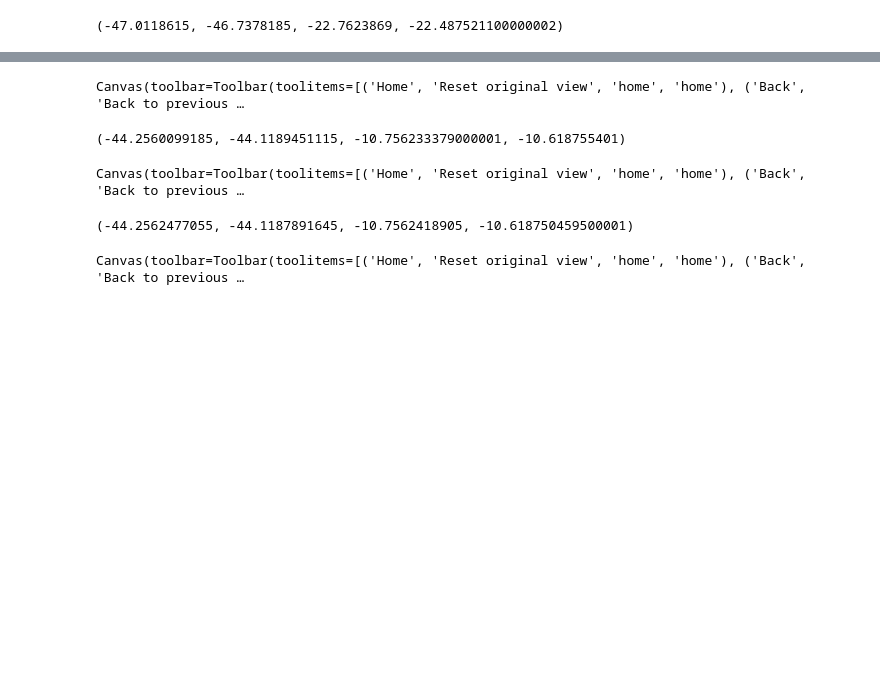
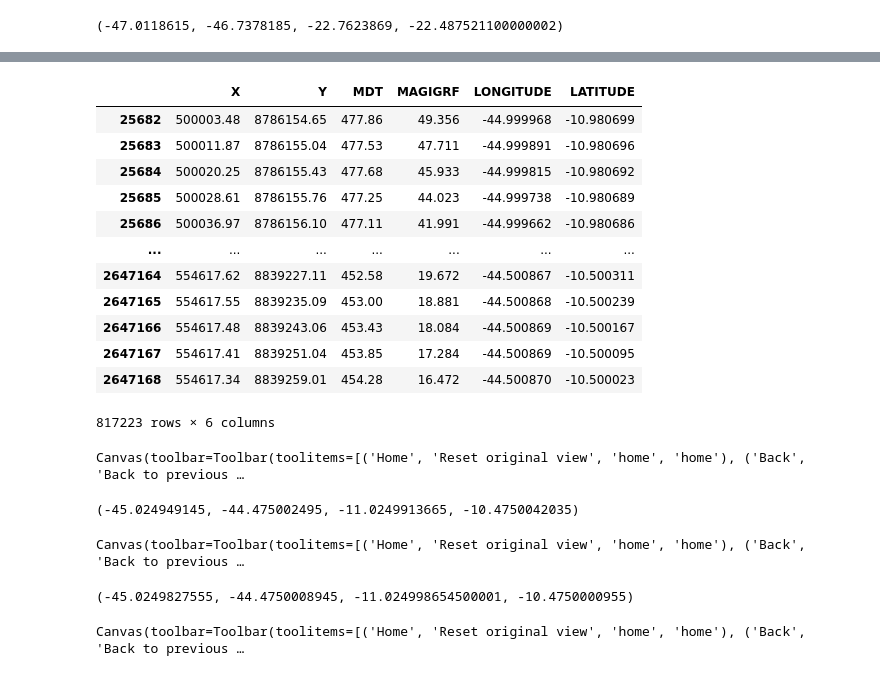
Before and after one commit to Gabriel-Goes/mapeamento_litologico_preditivo, a Jupyter notebook: sources/tutoriais/3 - Verde: Getting Region.ipynb, the cells around one changed output, grey strips where cells are left out. Drawn from its saved outputs; the diff is of its cells as text; code cells hidden in the pictures; blank space fills up the shorter version.

```diff
--- a/sources/tutoriais/3 - Verde: Getting Region.ipynb
+++ b/sources/tutoriais/3 - Verde: Getting Region.ipynb
@@ -125,4 +168,6 @@ region = [-44.250,-44.125,
+# %%
+region = [-45,-44.5,-11,-10.5]
 # %%
-gama_SC23_Z_A_V_4_SW = g_1089[vd.inside((g_1089.LONGITUDE, g_1089.LATITUDE), region = region)]
+gama_SC23_Z_C_I = g_1089[vd.inside((g_1089.LONGITUDE, g_1089.LATITUDE), region = region)]
 
-mag_SC23_Z_A_V_4_SW = m_1089[vd.inside((m_1089.LONGITUDE, m_1089.LATITUDE), region = region)]
+mag_SC23_Z_C_I = m_1089[vd.inside((m_1089.LONGITUDE, m_1089.LATITUDE), region = region)]
@@ -145,21 +190,38 @@ gama_SC23_Z_A_V_4_SW
+# %%
+mag_SC23_Z_C_I
+# %% [output]
+|  | X | Y | MDT | MAGIGRF | LONGITUDE | LATITUDE |
+| 25682 | 500003.48 | 8786154.65 | 477.86 | 49.356 | -44.999968 | -10.980699 |
+| 25683 | 500011.87 | 8786155.04 | 477.53 | 47.711 | -44.999891 | -10.980696 |
+| 25684 | 500020.25 | 8786155.43 | 477.68 | 45.933 | -44.999815 | -10.980692 |
+| 25685 | 500028.61 | 8786155.76 | 477.25 | 44.023 | -44.999738 | -10.980689 |
+| 25686 | 500036.97 | 8786156.10 | 477.11 | 41.991 | -44.999662 | -10.980686 |
+| ... | ... | ... | ... | ... | ... | ... |
+| 2647164 | 554617.62 | 8839227.11 | 452.58 | 19.672 | -44.500867 | -10.500311 |
+| 2647165 | 554617.55 | 8839235.09 | 453.00 | 18.881 | -44.500868 | -10.500239 |
+| 2647166 | 554617.48 | 8839243.06 | 453.43 | 18.084 | -44.500869 | -10.500167 |
+| 2647167 | 554617.41 | 8839251.04 | 453.85 | 17.284 | -44.500869 | -10.500095 |
+| 2647168 | 554617.34 | 8839259.01 | 454.28 | 16.472 | -44.500870 | -10.500023 |
+817223 rows × 6 columns
 # %%
 plt.figure(figsize=(8,8))
-plt.scatter(gama_SC23_Z_A_V_4_SW.LONGITUDE,gama_SC23_Z_A_V_4_SW.LATITUDE,
-            c=gama_SC23_Z_A_V_4_SW.CTCOR,
+plt.scatter(gama_SC23_Z_C_I.LONGITUDE,gama_SC23_Z_C_I.LATITUDE,
+            c=gama_SC23_Z_C_I.CTCOR,
             s=0.5)
 plt.colorbar()
 plt.axis('scaled')
 # %% [output]
 Canvas(toolbar=Toolbar(toolitems=[('Home', 'Reset original view', 'home', 'home'), ('Back', 'Back to previous …
-(-44.2560099185, -44.1189451115, -10.756233379000001, -10.618755401)
+(-45.024949145, -44.475002495, -11.0249913665, -10.4750042035)
 # %%
 plt.figure(figsize=(8,8))
-plt.scatter(mag_SC23_Z_A_V_4_SW.LONGITUDE,mag_SC23_Z_A_V_4_SW.LATITUDE,
-            c=mag_SC23_Z_A_V_4_SW.MAGIGRF,
-            s=0.5)
+plt.scatter(mag_SC23_Z_C_I.LONGITUDE,mag_SC23_Z_C_I.LATITUDE,
+            c=mag_SC23_Z_C_I.MAGIGRF,
+            s=0.5,
+            cmap='hsv')
 plt.colorbar()
 plt.axis('scaled')
 # %% [output]
 Canvas(toolbar=Toolbar(toolitems=[('Home', 'Reset original view', 'home', 'home'), ('Back', 'Back to previous …
-(-44.2562477055, -44.1187891645, -10.7562418905, -10.618750459500001)
+(-45.0249827555, -44.4750008945, -11.024998654500001, -10.4750000955)
 # %%
```
Also changed, not shown: parts of 7 cells of this notebook, 1 other file.
